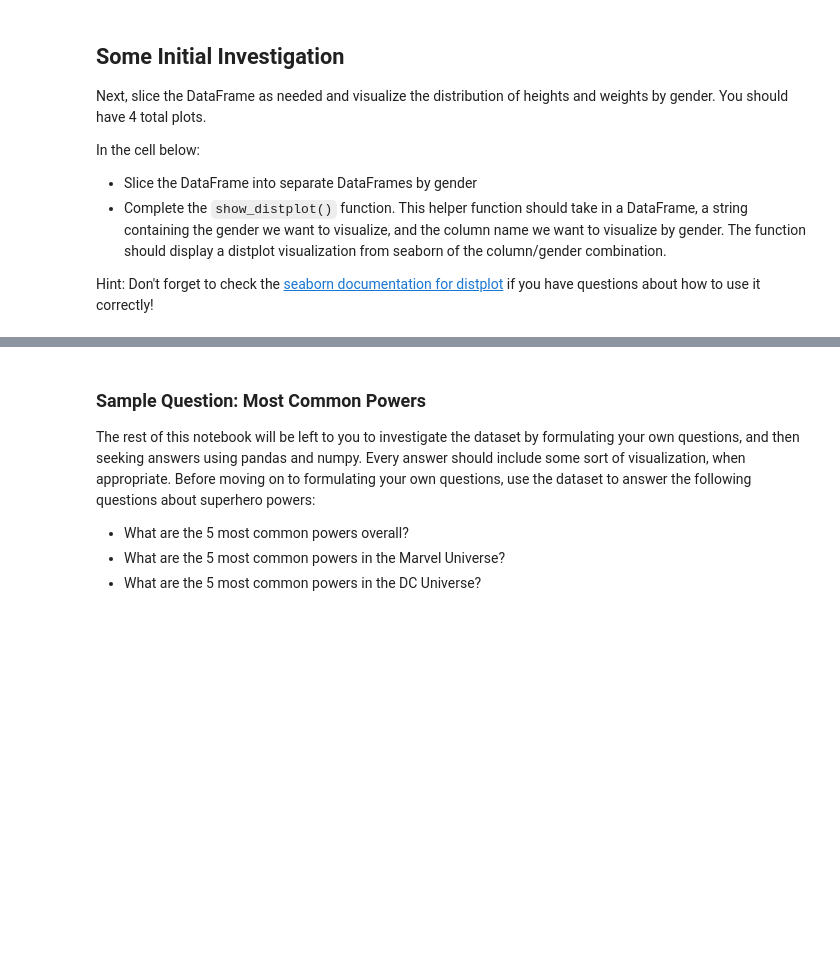
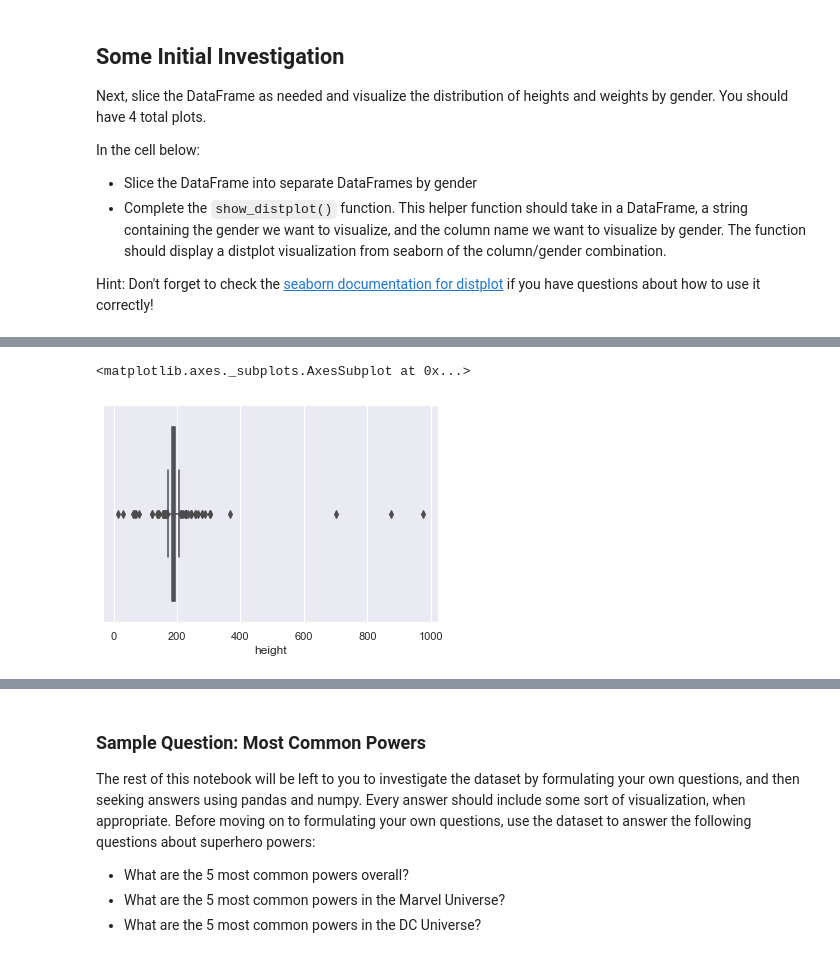
Before and after one commit to Jesse989/dsc-data-cleaning-project-onl01-dtsc-ft-030220, a Jupyter notebook: index.ipynb, the cells around one changed output, grey strips where cells are left out. Cells and saved outputs as stored; diff of their text form; code cells hidden in the pictures; blank space fills up the shorter version.

```diff
--- a/index.ipynb
+++ b/index.ipynb
@@ -516,0 +552,5 @@ def show_distplot(dataframe, gender, column_name):
+# %%
+sns.boxplot(male_heroes['height'])
+# %% [output]
+<matplotlib.axes._subplots.AxesSubplot at 0x...>
+[figure, added]
```
Also changed, not shown: parts of 34 cells of this notebook.
